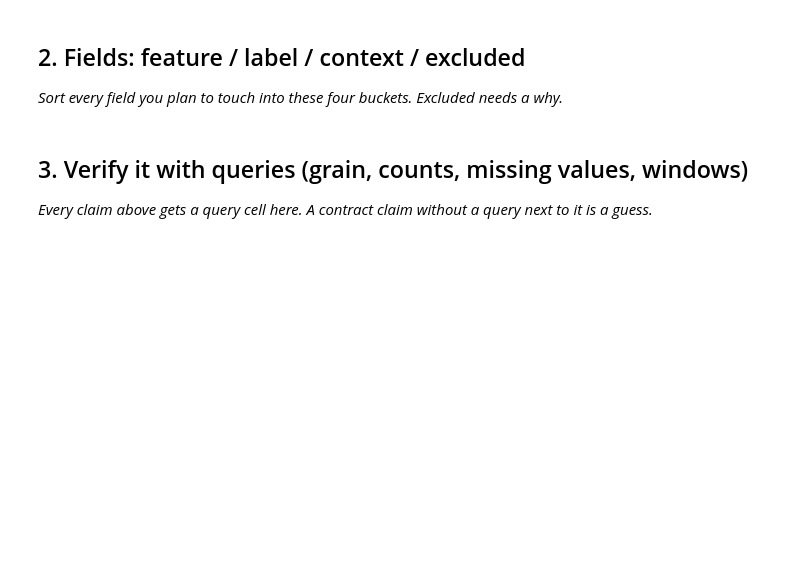
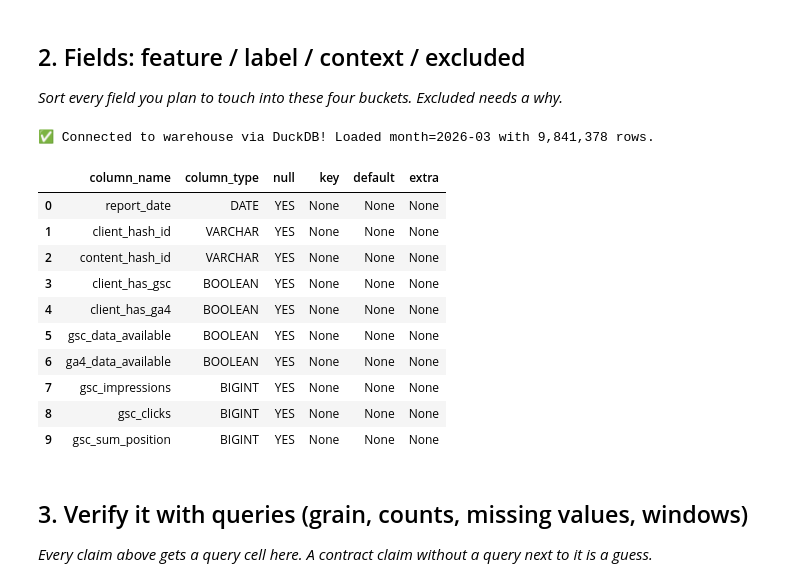
Before and after one commit to Aishwarya00608/FlyRank_Assignment, a Jupyter notebook: work/notebooks/w03_data_contract.ipynb, the cells around one changed output. Saved outputs shown, nothing was run; the diff lists cells and outputs as text; code cells hidden in the pictures; blank space fills up the shorter version.

```diff
--- a/work/notebooks/w03_data_contract.ipynb
+++ b/work/notebooks/w03_data_contract.ipynb
@@ -23,3 +30,49 @@ This skeleton is yours to fill. Work the sections **in order** — each one has
+# %%
+import os
+import duckdb
+from google.colab import userdata
+
+# 1. Grab token from Colab Secrets
+try:
+    hf_token = userdata.get("HF_TOKEN")
+except Exception:
+    hf_token = os.getenv("HF_TOKEN")
+
+if not hf_token:
+    raise ValueError("HF_TOKEN secret not found! Ensure it is set in the 🔑 Secrets panel.")
+
+# 2. Connect DuckDB directly to Hugging Face
+con = duckdb.connect()
+con.execute(f"CREATE OR REPLACE SECRET hf (TYPE huggingface, TOKEN '{hf_token}')")
+
+REL = "hf://datasets/FlyRank/internship-warehouse"
+
+# 3. Register March 2026 slice directly from the partitioned folder
+con.execute(f"""
+    CREATE OR REPLACE VIEW df_march AS
+    SELECT *
+    FROM read_parquet('{REL}/fact_content_daily_performance/month=2026-03/*.parquet')
+""")
+
+# 4. Confirm connection and row count
+row_count = con.execute("SELECT COUNT(*) FROM df_march").fetchone()[0]
+print(f"✅ Connected to warehouse via DuckDB! Loaded month=2026-03 with {row_count:,} rows.")
+
+# Preview schema
+con.execute("DESCRIBE df_march").df().head(10)
+# %% [output]
+✅ Connected to warehouse via DuckDB! Loaded month=2026-03 with 9,841,378 rows.
+|  | column_name | column_type | null | key | default | extra |
+| 0 | report_date | DATE | YES | None | None | None |
+| 1 | client_hash_id | VARCHAR | YES | None | None | None |
+| 2 | content_hash_id | VARCHAR | YES | None | None | None |
+| 3 | client_has_gsc | BOOLEAN | YES | None | None | None |
+| 4 | client_has_ga4 | BOOLEAN | YES | None | None | None |
+| 5 | gsc_data_available | BOOLEAN | YES | None | None | None |
+| 6 | ga4_data_available | BOOLEAN | YES | None | None | None |
+| 7 | gsc_impressions | BIGINT | YES | None | None | None |
+| 8 | gsc_clicks | BIGINT | YES | None | None | None |
+| 9 | gsc_sum_position | BIGINT | YES | None | None | None |
 # %% [markdown]
 ## 3. Verify it with queries (grain, counts, missing values, windows)
 
```
Also changed, not shown: parts of 10 cells of this notebook.
